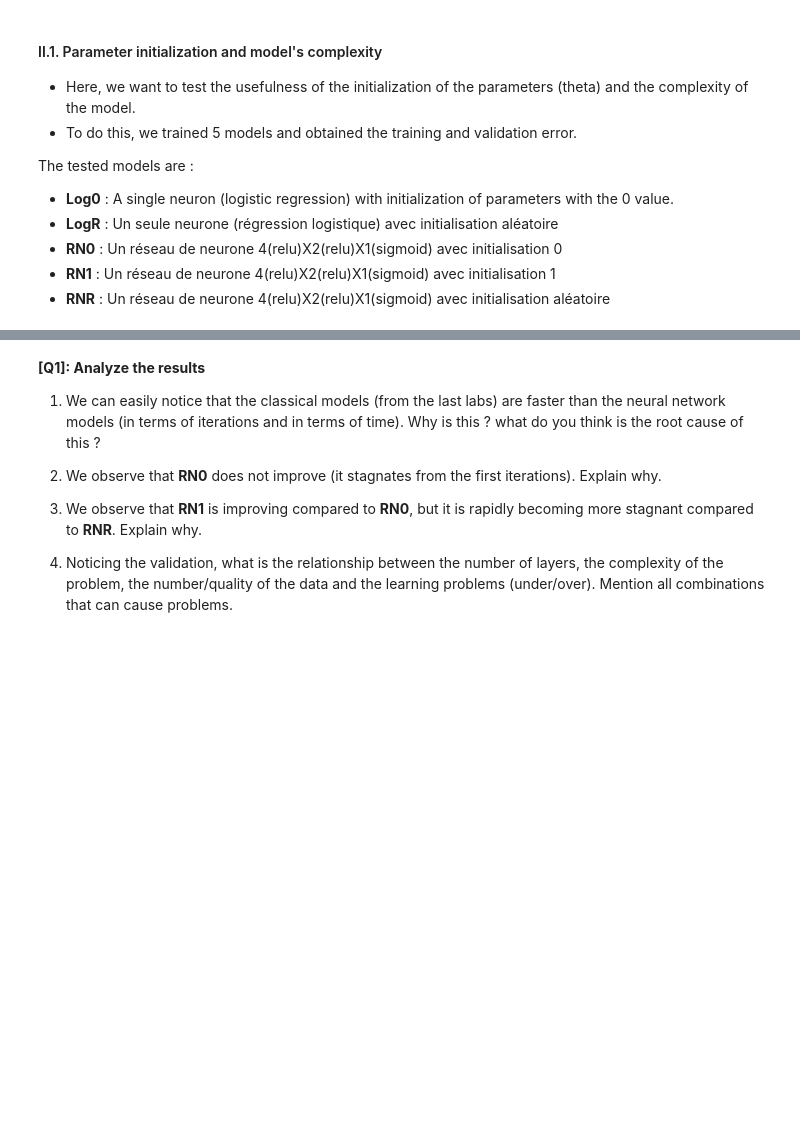
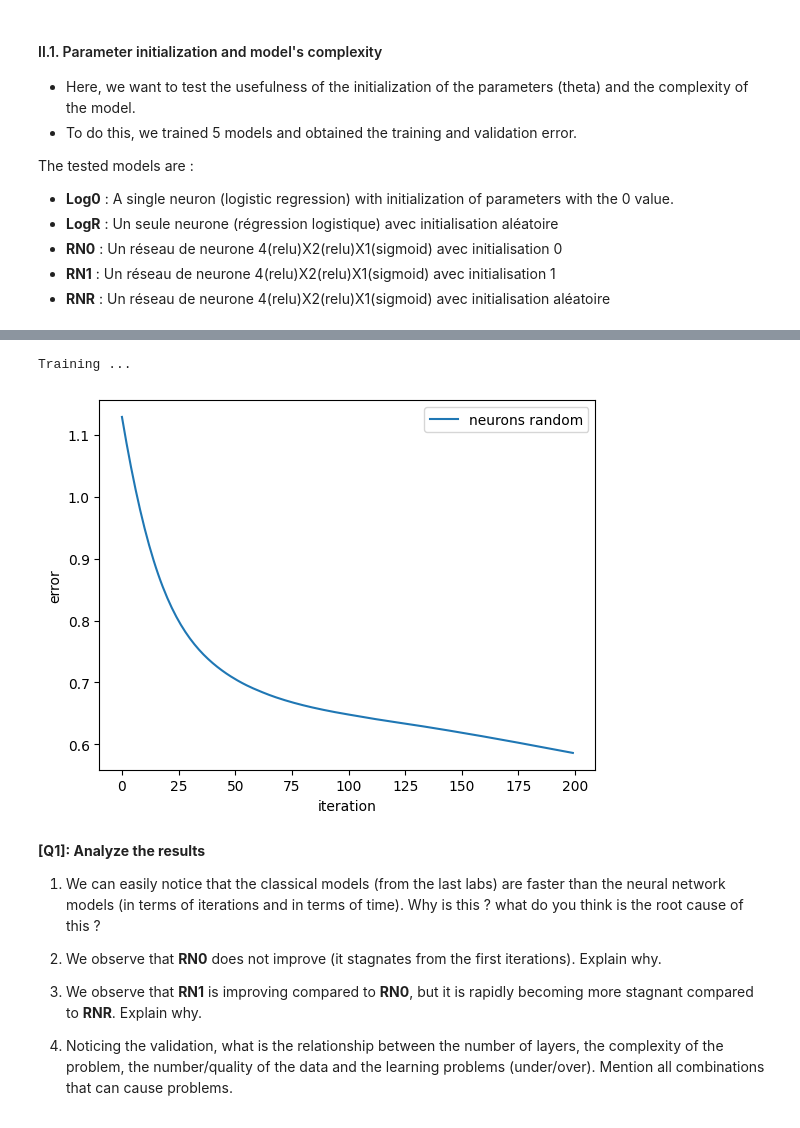
Before and after one commit to zlpkhr/cps2, a Jupyter notebook: up7 machine learning/session-5/LAB05_Azamat_ZULPYKHAR.ipynb, the cells around one changed output, grey strips where cells are left out. Cells and saved outputs as stored; diff of their text form; code cells hidden in the pictures; blank space fills up the shorter version.

```diff
--- a/up7 machine learning/session-5/LAB05_Azamat_ZULPYKHAR.ipynb
+++ b/up7 machine learning/session-5/LAB05_Azamat_ZULPYKHAR.ipynb
@@ -782,36 +831,39 @@ NBR_IT = 200
 
 M, N = X_train.shape
 
-inputs = Input(shape=(None,N), name="digits")
+inputs = Input(shape=(N,), name="digits")
 
 x1 = Dense(4, activation="relu", kernel_initializer='glorot_uniform', bias_initializer='glorot_uniform')(inputs)
 x2 = Dense(2, activation="relu", kernel_initializer='glorot_uniform', bias_initializer='glorot_uniform')(x1)
 outputs = Dense(1, activation="sigmoid", kernel_initializer='glorot_uniform', bias_initializer='glorot_uniform', name="predictions")(x2)
 model = Model(inputs=inputs, outputs=outputs)
 
 
 loss=tf.keras.losses.BinaryCrossentropy()
 optimizer=tf.keras.optimizers.SGD(learning_rate=alpha)
 
 print("Training ...")
 results = reg0.fit(X_trains, Y_train, epochs=NBR_IT, verbose=0)
 
 hist = []
 for epoch in range(NBR_IT):
     with tf.GradientTape() as tape:
         # Logits for this minibatch
         H_train = model(X_trains, training=True)
         # Compute the loss value for this minibatch.
         J_train = loss(Y_train, H_train)
     dJ_train = tape.gradient(J_train, model.trainable_weights)
     optimizer.apply_gradients(zip(dJ_train, model.trainable_weights))
     hist.append(J_train.numpy().mean())
 
 plt.plot(range(NBR_IT), hist, label="neurons random")
 plt.xlabel("iteration")
 plt.ylabel("error")
 plt.legend()
 plt.show()
+# %% [output]
+Training ...
+[figure, added]
 # %% [markdown]
 **\[Q1\]: Analyze the results**
 
```
Also changed, not shown: parts of 17 cells of this notebook, 1 other file.
